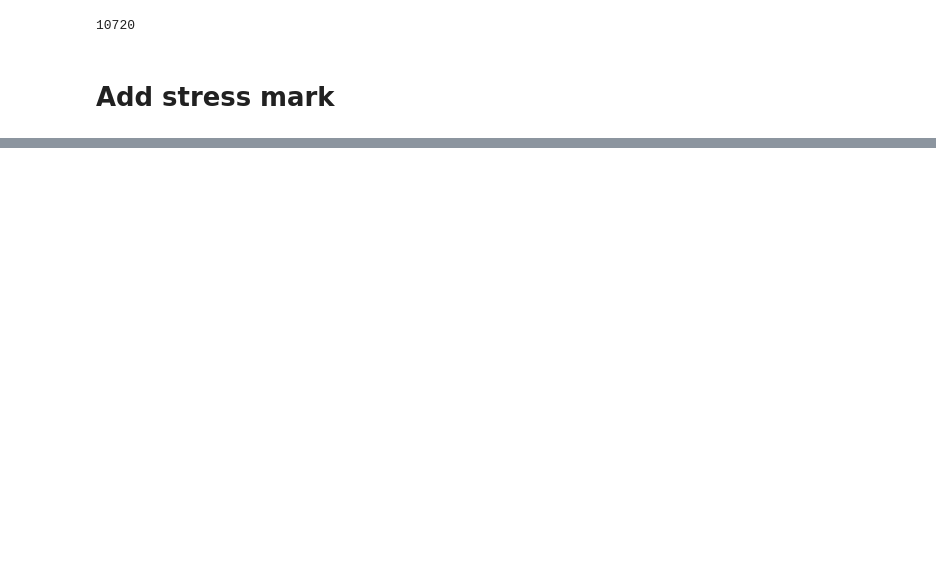
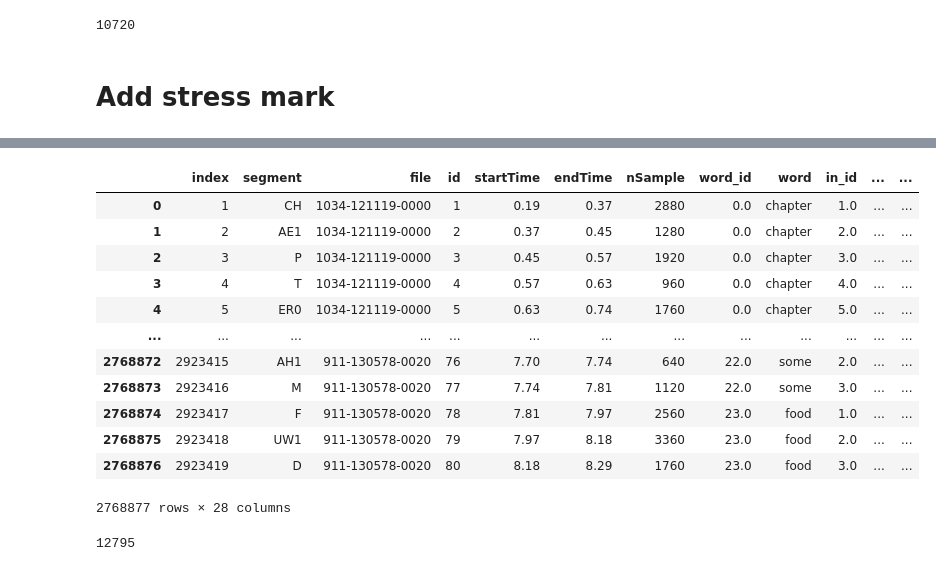
Before and after one commit to Frankalexej/proslearn, a Jupyter notebook: postproc_guide_append_syllable_info.ipynb, the cells around one changed output, grey strips where cells are left out. Cells and saved outputs as stored; diff of their text form; code cells hidden in the pictures; blank space fills up the shorter version.

```diff
--- a/postproc_guide_append_syllable_info.ipynb
+++ b/postproc_guide_append_syllable_info.ipynb
@@ -91,0 +170,3 @@ Error:
+# %%
+select = ["0", "1", "2"]
+mymap = TokenMap(select)
@@ -91,0 +184,23 @@ Error:
+# %%
+guide_ = os.path.join(src_eng_, "guide_train_mod.csv")
+guide_file = pd.read_csv(guide_)
+# %%
+guide_file["syllable_stress_type"] = guide_file["syllable_stress_type"].astype(str)
+# %%
+guide_file = guide_file[guide_file["syllable_stress_type"].isin(select)]
+# %%
+guide_file
+# %% [output]
+|  | index | segment | file | id | startTime | endTime | nSample | word_id | word | in_id | ... | ... |
+| 0 | 1 | CH | 1034-121119-0000 | 1 | 0.19 | 0.37 | 2880 | 0.0 | chapter | 1.0 | ... | ... |
+| 1 | 2 | AE1 | 1034-121119-0000 | 2 | 0.37 | 0.45 | 1280 | 0.0 | chapter | 2.0 | ... | ... |
+| 2 | 3 | P | 1034-121119-0000 | 3 | 0.45 | 0.57 | 1920 | 0.0 | chapter | 3.0 | ... | ... |
+| 3 | 4 | T | 1034-121119-0000 | 4 | 0.57 | 0.63 | 960 | 0.0 | chapter | 4.0 | ... | ... |
+| 4 | 5 | ER0 | 1034-121119-0000 | 5 | 0.63 | 0.74 | 1760 | 0.0 | chapter | 5.0 | ... | ... |
+| ... | ... | ... | ... | ... | ... | ... | ... | ... | ... | ... | ... | ... |
+| 2768872 | 2923415 | AH1 | 911-130578-0020 | 76 | 7.70 | 7.74 | 640 | 22.0 | some | 2.0 | ... | ... |
+| 2768873 | 2923416 | M | 911-130578-0020 | 77 | 7.74 | 7.81 | 1120 | 22.0 | some | 3.0 | ... | ... |
+| 2768874 | 2923417 | F | 911-130578-0020 | 78 | 7.81 | 7.97 | 2560 | 23.0 | food | 1.0 | ... | ... |
+| 2768875 | 2923418 | UW1 | 911-130578-0020 | 79 | 7.97 | 8.18 | 3360 | 23.0 | food | 2.0 | ... | ... |
+| 2768876 | 2923419 | D | 911-130578-0020 | 80 | 8.18 | 8.29 | 1760 | 23.0 | food | 3.0 | ... | ... |
+2768877 rows × 28 columns
@@ -91,0 +227,4 @@ Error:
+# %%
+len(ds)
+# %% [output]
+12795
```
Also changed, not shown: parts of 20 cells of this notebook, 12 other files.
